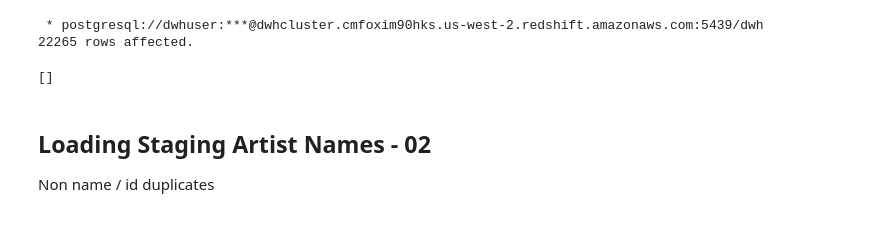
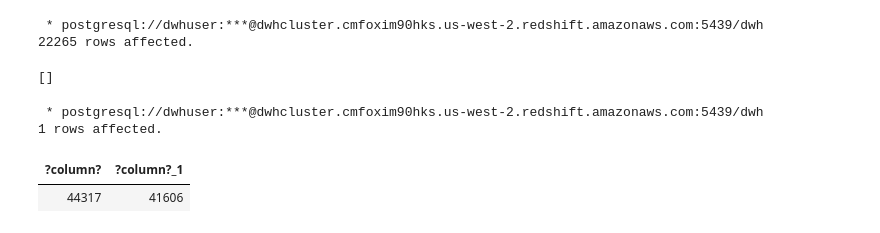
Before and after one commit to joseph-higaki/UDataEng_L03_P02_S3toRedshiftDW, a Jupyter notebook: artist_cleaning.ipynb, the cells around one changed output. Cells and saved outputs as stored; diff of their text form; code cells hidden in the pictures.

```diff
--- a/artist_cleaning.ipynb
+++ b/artist_cleaning.ipynb
@@ -656,6 +669,16 @@ and a.multiple_name_indicator = 0
  * postgresql://dwhuser:***@dwhcluster.cmfoxim90hks.us-west-2.redshift.amazonaws.com:5439/dwh
 22265 rows affected.
 []
-# %% [markdown]
-## Loading Staging Artist Names - 02
-Non name / id duplicates
+# %%
+%%sql
+
+select (select count(1) from staging_artist_id_name), (select count(1) from staging_artist_names)
+
+
+-- delete from staging_artist_names
+-- delete from staging_artist_id_name;
+# %% [output]
+ * postgresql://dwhuser:***@dwhcluster.cmfoxim90hks.us-west-2.redshift.amazonaws.com:5439/dwh
+1 rows affected.
+| ?column? | ?column?_1 |
+| 44317 | 41606 |
```
Also changed, not shown: parts of 27 cells of this notebook, 3 other files.
